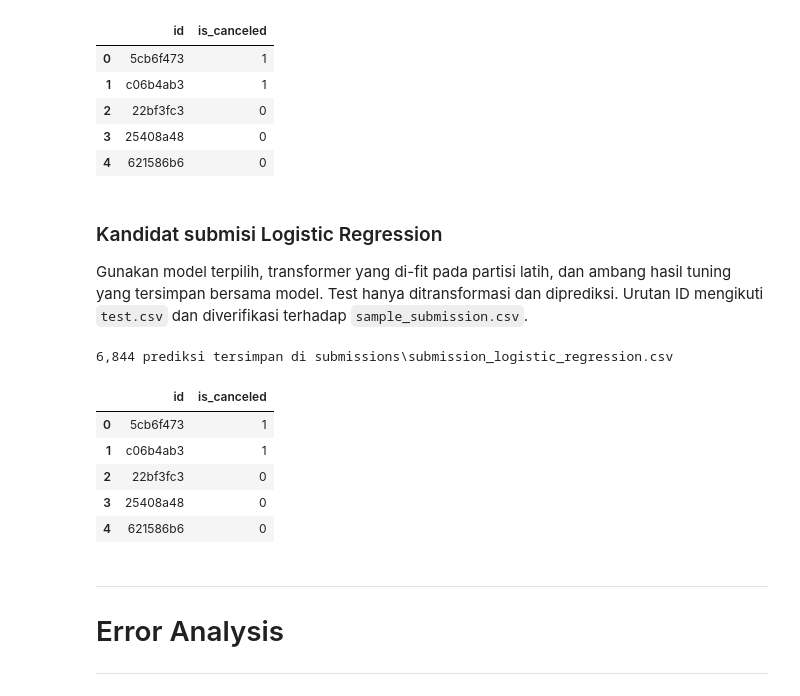
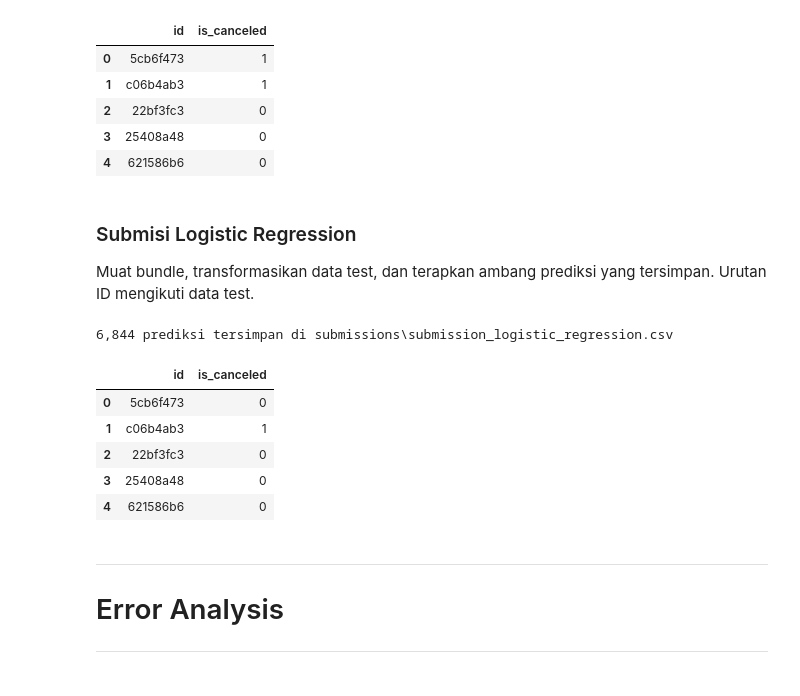
Before and after one commit to mhps-null/IF3170_G15_MessiLearning, a Jupyter notebook: notebooks/Copy_of_Notebook_Template_Tugas_Besar_2_IF3170_Inteligensi_Artifisial_2026_2027.ipynb, the cells around one changed output. Drawn from its saved outputs; the diff is of its cells as text; code cells hidden in the pictures.

```diff
--- a/notebooks/Copy_of_Notebook_Template_Tugas_Besar_2_IF3170_Inteligensi_Artifisial_2026_2027.ipynb
+++ b/notebooks/Copy_of_Notebook_Template_Tugas_Besar_2_IF3170_Inteligensi_Artifisial_2026_2027.ipynb
@@ -3224,16 +3099,5 @@ with logreg_model_path.open("wb") as file:
         "transformer": logreg_transformer,
         "threshold": logreg_threshold,
     }, file)
-with logreg_model_path.open("rb") as file:
-    logreg_loaded = pickle.load(file)
-
-X_test_logreg = logreg_transformer.transform(test_df)
-X_test_logreg_loaded = logreg_loaded["transformer"].transform(test_df)
-pd.testing.assert_frame_equal(X_test_logreg_loaded, X_test_logreg, check_exact=True)
-logreg_test_proba = logreg_loaded["model"].predict_proba(X_test_logreg_loaded)[:, 1]
-logreg_test_proba_before = logreg_model.predict_proba(X_test_logreg)[:, 1]
-np.testing.assert_array_equal(logreg_test_proba, logreg_test_proba_before)
-logreg_test_pred = (logreg_test_proba >= logreg_loaded["threshold"]).astype(int)
-np.testing.assert_array_equal(logreg_test_pred, (logreg_test_proba_before >= logreg_threshold).astype(int))
-print(f"Transformer, probabilitas, dan label identik setelah pemuatan ({len(logreg_test_pred):,} baris).")
+print(f"Model tersimpan di {logreg_model_path.relative_to(CFG.OUTPUT_DIR)}")
 # %% [output]
@@ -3350,30 +3214,27 @@ display(submission_dtl.head())
 | 3 | 25408a48 | 0 |
 | 4 | 621586b6 | 0 |
 # %% [markdown]
-### Kandidat submisi Logistic Regression
+### Submisi Logistic Regression
 
-Gunakan model terpilih, transformer yang di-fit pada partisi latih, dan ambang hasil tuning yang tersimpan bersama model. Test hanya ditransformasi dan diprediksi. Urutan ID mengikuti `test.csv` dan diverifikasi terhadap `sample_submission.csv`.
+Muat bundle, transformasikan data test, dan terapkan ambang prediksi yang tersimpan. Urutan ID mengikuti data test.
 # %%
-logreg_submission_path = CFG.OUTPUT_DIR / "submissions" / "submission_logistic_regression.csv"
-logreg_sample_submission = pd.read_csv(
-    CFG.DATA_DIR / "sample_submission.csv", dtype={CFG.ID_COLUMN: str}
-)
-assert CFG.TARGET not in test_df.columns
+with logreg_model_path.open("rb") as file:
+    logreg_bundle = pickle.load(file)
+
+logreg_X_test = logreg_bundle["transformer"].transform(test_df)
+logreg_test_proba = logreg_bundle["model"].predict_proba(logreg_X_test)[:, 1]
 logreg_submission = pd.DataFrame({
     CFG.ID_COLUMN: test_df[CFG.ID_COLUMN].astype(str),
-    CFG.TARGET: logreg_test_pred,
+    CFG.TARGET: (logreg_test_proba >= logreg_bundle["threshold"]).astype(int),
 })
-assert logreg_submission.shape == logreg_sample_submission.shape
-assert list(logreg_submission.columns) == list(logreg_sample_submission.columns)
-assert logreg_submission[CFG.ID_COLUMN].equals(logreg_sample_submission[CFG.ID_COLUMN])
-assert logreg_submission[CFG.TARGET].isin([0, 1]).all()
+logreg_submission_path = CFG.OUTPUT_DIR / "submissions" / "submission_logistic_regression.csv"
 logreg_submission.to_csv(logreg_submission_path, index=False)
 print(f"{len(logreg_submission):,} prediksi tersimpan di {logreg_submission_path.relative_to(CFG.OUTPUT_DIR)}")
 display(logreg_submission.head())
 # %% [output]
 6,844 prediksi tersimpan di submissions\submission_logistic_regression.csv
 |  | id | is_canceled |
-| 0 | 5cb6f473 | 1 |
+| 0 | 5cb6f473 | 0 |
 | 1 | c06b4ab3 | 1 |
 | 2 | 22bf3fc3 | 0 |
 | 3 | 25408a48 | 0 |
```
Also changed, not shown: parts of 21 cells of this notebook.
